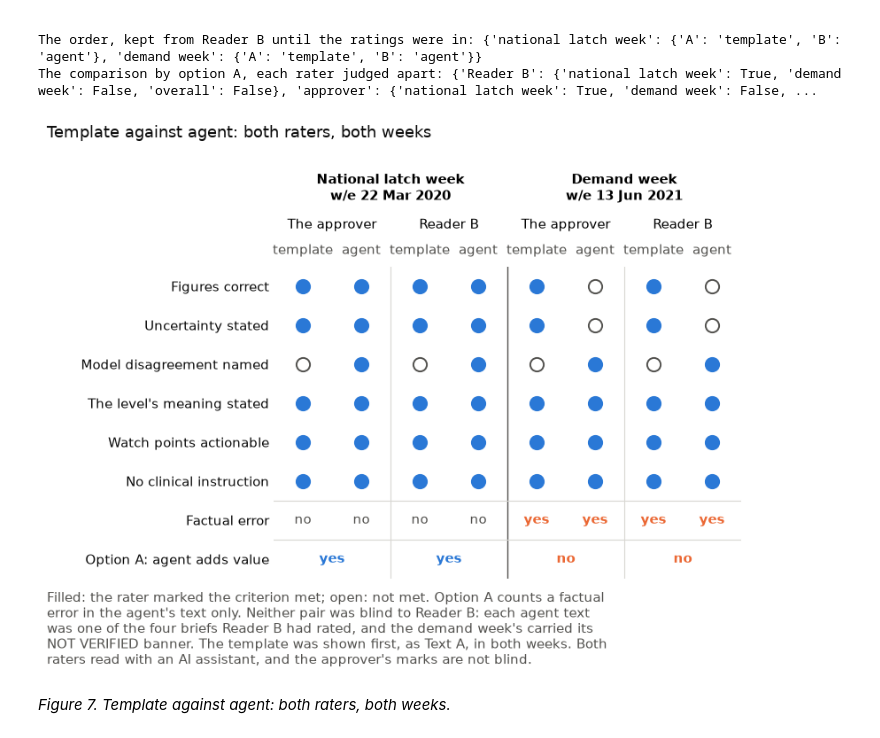
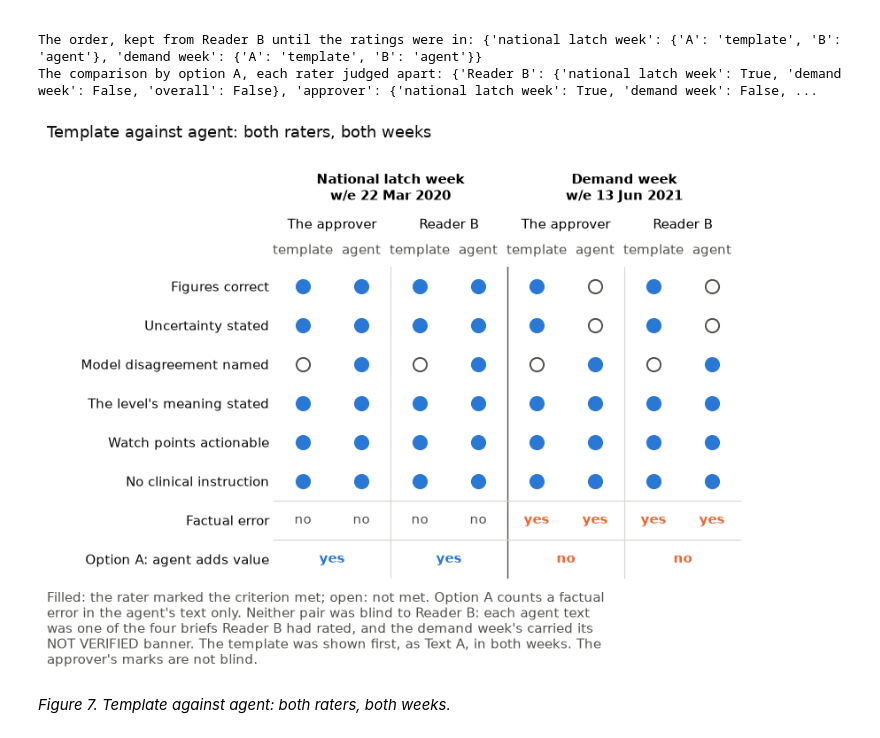
Before and after one commit to PaddyGilliland1/industry-integrated-ai-system-synthesis, a Jupyter notebook: ae_escalation_spot_check.ipynb, the cells around one changed output. Saved outputs shown, nothing was run; the diff lists cells and outputs as text; code cells hidden in the pictures.

```diff
--- a/ae_escalation_spot_check.ipynb
+++ b/ae_escalation_spot_check.ipynb
@@ -1399,13 +1398,13 @@ reply in code, after the call, and no retry on either backend went out blind.
 # %%
 def as_shown(text):
-    """A recorded record or note as shown here: the approver by role, not
-    initials, the AI assistant session by that name, and no path to a
-    private review file. The files keep each one as recorded."""
+    """A recorded record or note as shown here: the approver by role, in
+    place of initials or the session the approver worked in, and no path to
+    a private review file. The files keep each one as recorded."""
     for was, now in (
         ("PG ruling", "The approver's ruling"),
         ("PG's", "the approver's"),
         ("By: PG", "By: the approver"),
-        ("the main session", "the AI assistant session"),
+        ("the main session", "the approver"),
     ):
         text = text.replace(was, now)
     start = text.find(" (reviews/")
@@ -1961,36 +1964,36 @@ for n, week in enumerate(tp.WEEKS):
         weight="bold",
         fontsize=11,
     )
     if n:
         ax.axvline(4 * n - 0.5, color=MUTED, linewidth=1.0, zorder=1)
 for y in (len(criteria) - 0.5, len(criteria) + 0.5):
     ax.axhline(y, color=GRID, linewidth=0.8, zorder=1)
 fig.text(
     0.01,
     0.97,
     "Template against agent: both raters, both weeks",
     color=INK,
     fontsize=13,
     va="top",
 )
 fig.text(
     0.01,
     0.02,
     "Filled: the rater marked the criterion met; open: not met. Option A "
     "counts a factual\nerror in the agent's text only. Neither pair was blind "
     "to Reader B: each agent text\nwas one of the four briefs Reader B had "
     "rated, and the demand week's carried its\nNOT VERIFIED banner. The "
-    "template was shown first, as Text A, in both weeks. Both\nraters read "
-    "with an AI assistant, and the approver's marks are not blind.",
+    "template was shown first, as Text A, in both weeks. The\napprover's "
+    "marks are not blind.",
     color=MUTED,
     fontsize=10.5,
 )
 fig.savefig(
     FIGURES / "fig7_template_comparison.png", dpi=150, bbox_inches="tight"
 )
 plt.show()
 # %% [output]
-[figure, old version]
+[figure, new version]
 # %% [markdown]
 *Figure 7. Template against agent: both raters, both weeks.*
 # %% [markdown]
```
Also changed, not shown: parts of 15 cells of this notebook, 7 other files.
